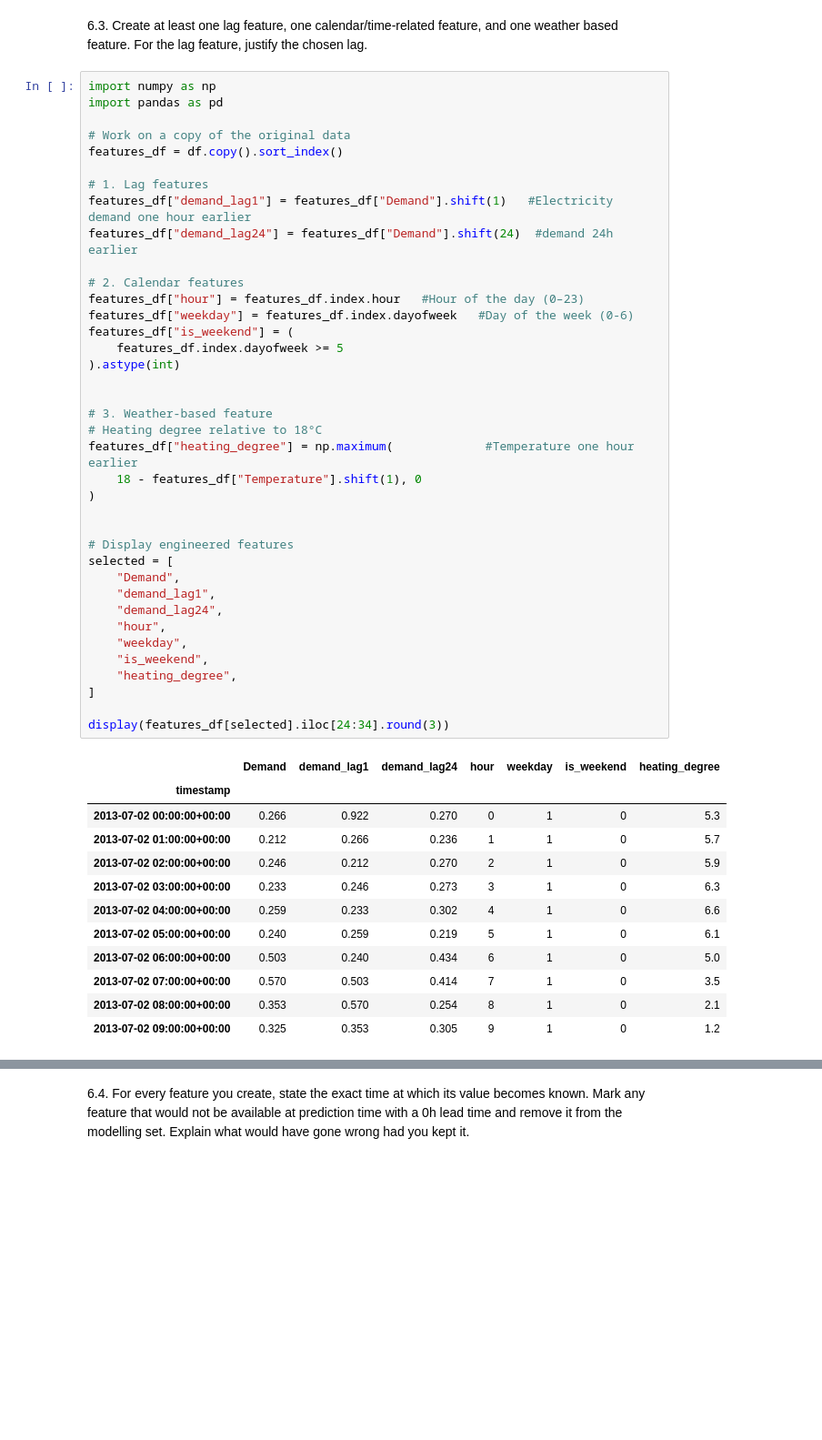
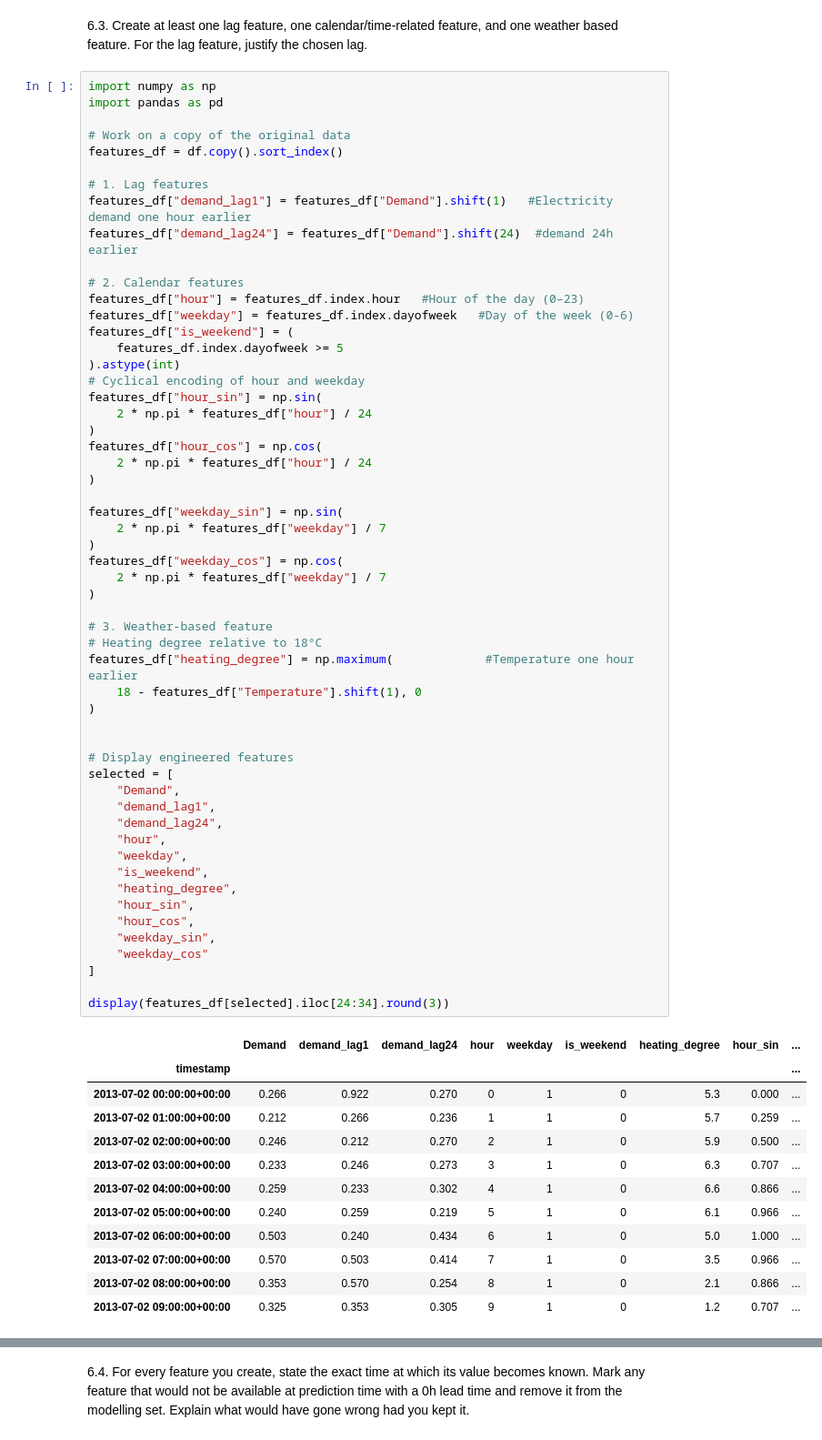
Before and after one commit to miko1917/ITS8080-energy-data-science-project, a Jupyter notebook: MihhailKorasteljov_266050IV_project_ITS8080_task6_feature_engineering.ipynb, the cells around one changed output, grey strips where cells are left out. Shown at 91% size. Drawn from its saved outputs; the diff is of its cells as text; blank space fills up the shorter version.

```diff
--- a/MihhailKorasteljov_266050IV_project_ITS8080_task6_feature_engineering.ipynb
+++ b/MihhailKorasteljov_266050IV_project_ITS8080_task6_feature_engineering.ipynb
@@ -201,43 +213,60 @@ features_df["demand_lag1"] = features_df["Demand"].shift(1)   #Electricity deman
 features_df["demand_lag24"] = features_df["Demand"].shift(24)  #demand 24h earlier
 
 # 2. Calendar features
 features_df["hour"] = features_df.index.hour   #Hour of the day (0–23)
 features_df["weekday"] = features_df.index.dayofweek   #Day of the week (0-6)
 features_df["is_weekend"] = (
     features_df.index.dayofweek >= 5
 ).astype(int)
+# Cyclical encoding of hour and weekday
+features_df["hour_sin"] = np.sin(
+    2 * np.pi * features_df["hour"] / 24
+)
+features_df["hour_cos"] = np.cos(
+    2 * np.pi * features_df["hour"] / 24
+)
 
+features_df["weekday_sin"] = np.sin(
+    2 * np.pi * features_df["weekday"] / 7
+)
+features_df["weekday_cos"] = np.cos(
+    2 * np.pi * features_df["weekday"] / 7
+)
 
 # 3. Weather-based feature
 # Heating degree relative to 18°C
 features_df["heating_degree"] = np.maximum(             #Temperature one hour earlier
     18 - features_df["Temperature"].shift(1), 0
 )
 
 
 # Display engineered features
 selected = [
     "Demand",
     "demand_lag1",
     "demand_lag24",
     "hour",
     "weekday",
     "is_weekend",
     "heating_degree",
+    "hour_sin",
+    "hour_cos",
+    "weekday_sin",
+    "weekday_cos"
 ]
 
 display(features_df[selected].iloc[24:34].round(3))
 # %% [output]
-|  | Demand | demand_lag1 | demand_lag24 | hour | weekday | is_weekend | heating_degree |
-| timestamp |  |  |  |  |  |  |  |
-| 2013-07-02 00:00:00+00:00 | 0.266 | 0.922 | 0.270 | 0 | 1 | 0 | 5.3 |
-| 2013-07-02 01:00:00+00:00 | 0.212 | 0.266 | 0.236 | 1 | 1 | 0 | 5.7 |
-| 2013-07-02 02:00:00+00:00 | 0.246 | 0.212 | 0.270 | 2 | 1 | 0 | 5.9 |
-| 2013-07-02 03:00:00+00:00 | 0.233 | 0.246 | 0.273 | 3 | 1 | 0 | 6.3 |
-| 2013-07-02 04:00:00+00:00 | 0.259 | 0.233 | 0.302 | 4 | 1 | 0 | 6.6 |
-| 2013-07-02 05:00:00+00:00 | 0.240 | 0.259 | 0.219 | 5 | 1 | 0 | 6.1 |
-| 2013-07-02 06:00:00+00:00 | 0.503 | 0.240 | 0.434 | 6 | 1 | 0 | 5.0 |
-| 2013-07-02 07:00:00+00:00 | 0.570 | 0.503 | 0.414 | 7 | 1 | 0 | 3.5 |
-| 2013-07-02 08:00:00+00:00 | 0.353 | 0.570 | 0.254 | 8 | 1 | 0 | 2.1 |
-| 2013-07-02 09:00:00+00:00 | 0.325 | 0.353 | 0.305 | 9 | 1 | 0 | 1.2 |
+|  | Demand | demand_lag1 | demand_lag24 | hour | weekday | is_weekend | heating_degree | hour_sin | ... |
+| timestamp |  |  |  |  |  |  |  |  | ... |
+| 2013-07-02 00:00:00+00:00 | 0.266 | 0.922 | 0.270 | 0 | 1 | 0 | 5.3 | 0.000 | ... |
+| 2013-07-02 01:00:00+00:00 | 0.212 | 0.266 | 0.236 | 1 | 1 | 0 | 5.7 | 0.259 | ... |
+| 2013-07-02 02:00:00+00:00 | 0.246 | 0.212 | 0.270 | 2 | 1 | 0 | 5.9 | 0.500 | ... |
+| 2013-07-02 03:00:00+00:00 | 0.233 | 0.246 | 0.273 | 3 | 1 | 0 | 6.3 | 0.707 | ... |
+| 2013-07-02 04:00:00+00:00 | 0.259 | 0.233 | 0.302 | 4 | 1 | 0 | 6.6 | 0.866 | ... |
+| 2013-07-02 05:00:00+00:00 | 0.240 | 0.259 | 0.219 | 5 | 1 | 0 | 6.1 | 0.966 | ... |
+| 2013-07-02 06:00:00+00:00 | 0.503 | 0.240 | 0.434 | 6 | 1 | 0 | 5.0 | 1.000 | ... |
+| 2013-07-02 07:00:00+00:00 | 0.570 | 0.503 | 0.414 | 7 | 1 | 0 | 3.5 | 0.966 | ... |
+| 2013-07-02 08:00:00+00:00 | 0.353 | 0.570 | 0.254 | 8 | 1 | 0 | 2.1 | 0.866 | ... |
+| 2013-07-02 09:00:00+00:00 | 0.325 | 0.353 | 0.305 | 9 | 1 | 0 | 1.2 | 0.707 | ... |
 # %% [markdown]
```
Also changed, not shown: parts of 7 cells of this notebook, 1 other file.
